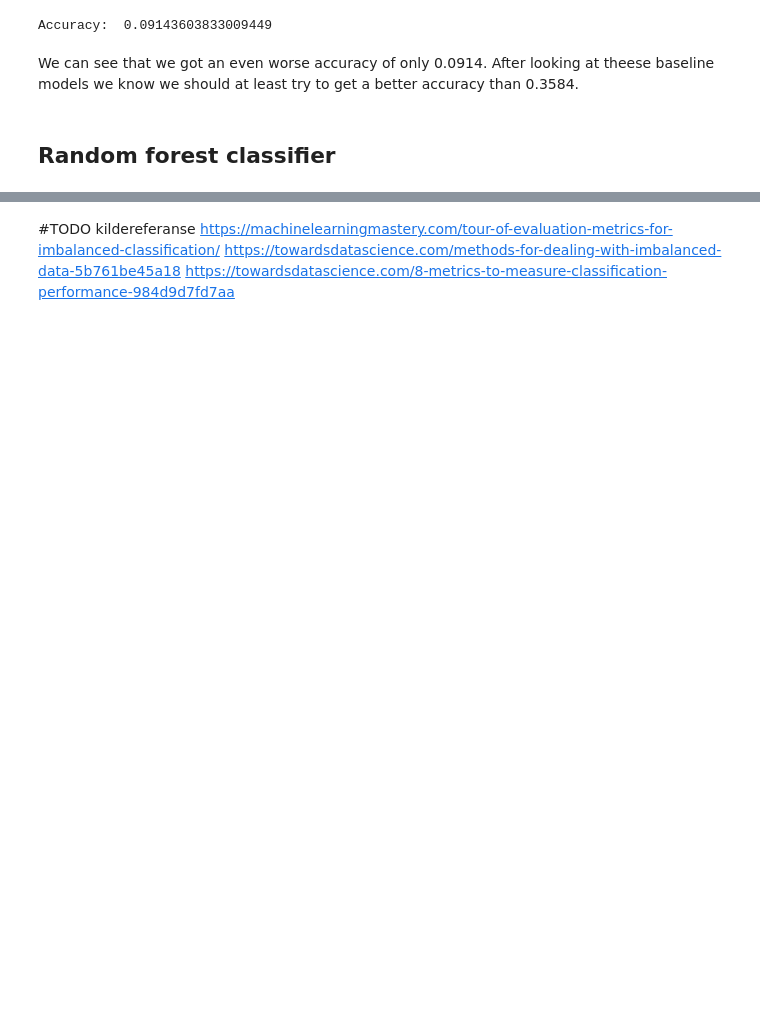
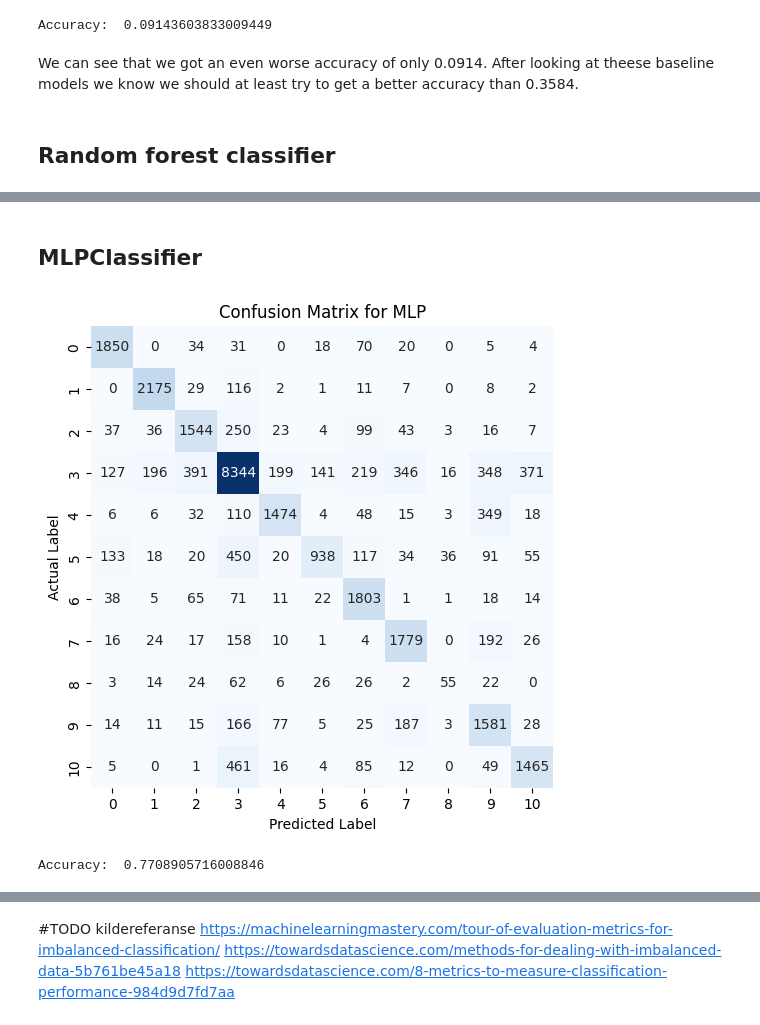
Before and after one commit to Maloha7/digit-recognizer, a Jupyter notebook: digitRecognizer.ipynb, the cells around one changed output, grey strips where cells are left out. Cells and saved outputs as stored; diff of their text form; code cells hidden in the pictures; blank space fills up the shorter version.

```diff
--- a/digitRecognizer.ipynb
+++ b/digitRecognizer.ipynb
@@ -266,0 +299,13 @@ train_and_test(rfc, 'Random Forest Classifier', X_train, y_train, X_val, y_val)
+# %% [markdown]
+## MLPClassifier
+# %%
+#MLP Classifier
+mlp = MLPClassifier(random_state=42, activation='relu')
+train_and_test(mlp, 'MLP Classifier', X_train, y_train, X_val, y_val)
+
+#Lets look at the confusion matrix and accuracy for the MLP
+plot_confusion_matrix(y_val, trained_and_evaluated_models[-1]['y_pred'], 'Confusion Matrix for MLP')
+print("Accuracy: ", trained_and_evaluated_models[-1]['accuracy_score'])
+# %% [output]
+[figure, added]
+Accuracy:  0.7708905716008846
```
Also changed, not shown: parts of 36 cells of this notebook.
